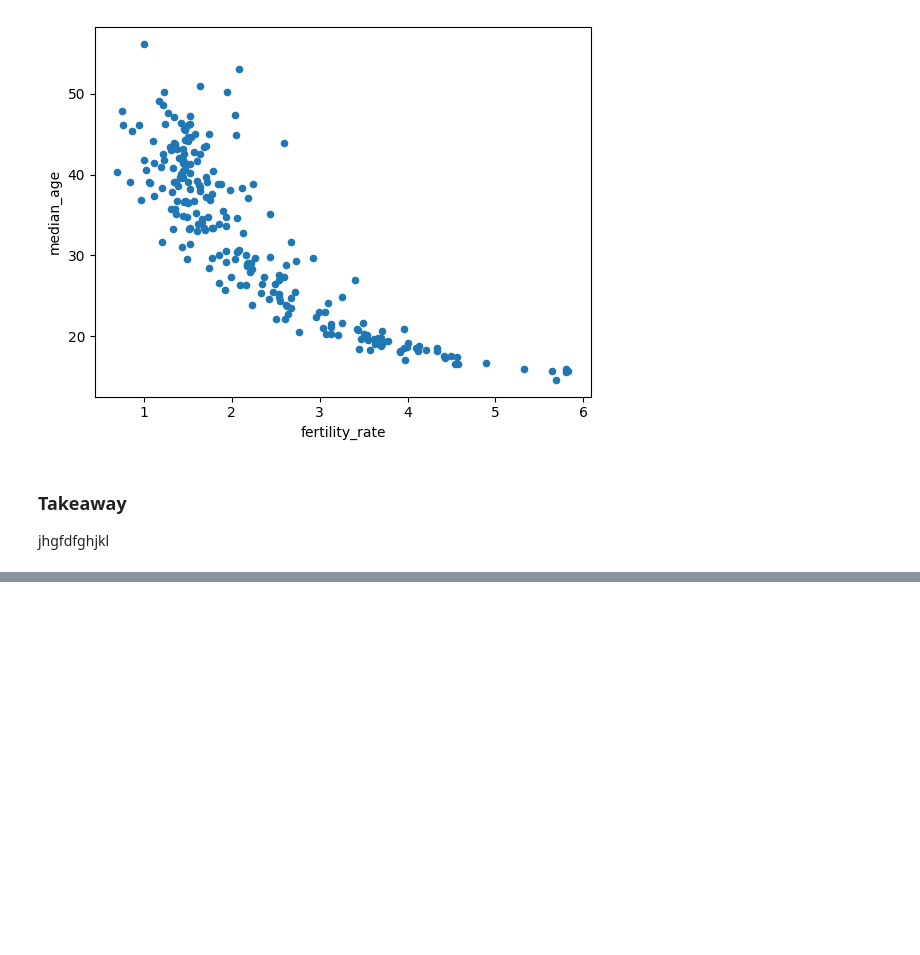
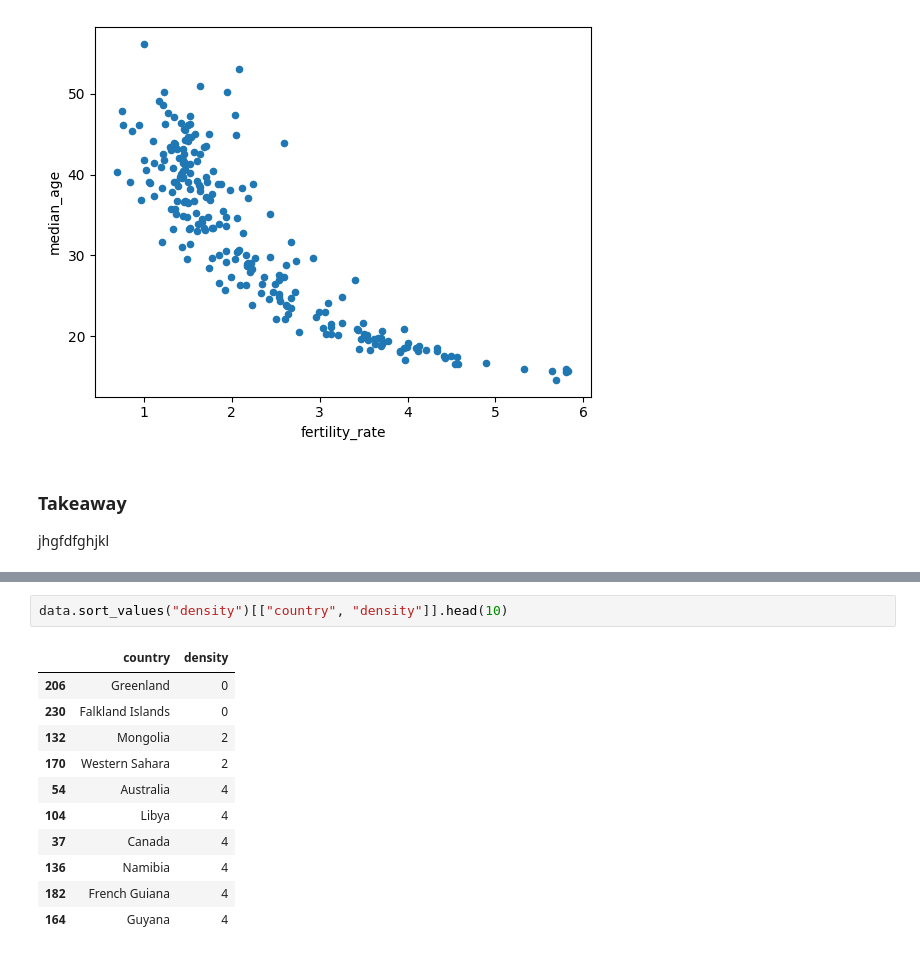
Before and after one commit to KristijanJakimov/population_project, a Jupyter notebook: analysis.ipynb, the cells around one changed output, grey strips where cells are left out. Drawn from its saved outputs; the diff is of its cells as text; blank space fills up the shorter version.

```diff
--- a/analysis.ipynb
+++ b/analysis.ipynb
@@ -164,0 +183,14 @@ jhgfdfghjkl
+# %%
+data.sort_values("density")[["country", "density"]].head(10)
+# %% [output]
+|  | country | density |
+| 206 | Greenland | 0 |
+| 230 | Falkland Islands | 0 |
+| 132 | Mongolia | 2 |
+| 170 | Western Sahara | 2 |
+| 54 | Australia | 4 |
+| 104 | Libya | 4 |
+| 37 | Canada | 4 |
+| 136 | Namibia | 4 |
+| 182 | French Guiana | 4 |
+| 164 | Guyana | 4 |
```
Also changed, not shown: parts of 11 cells of this notebook.
